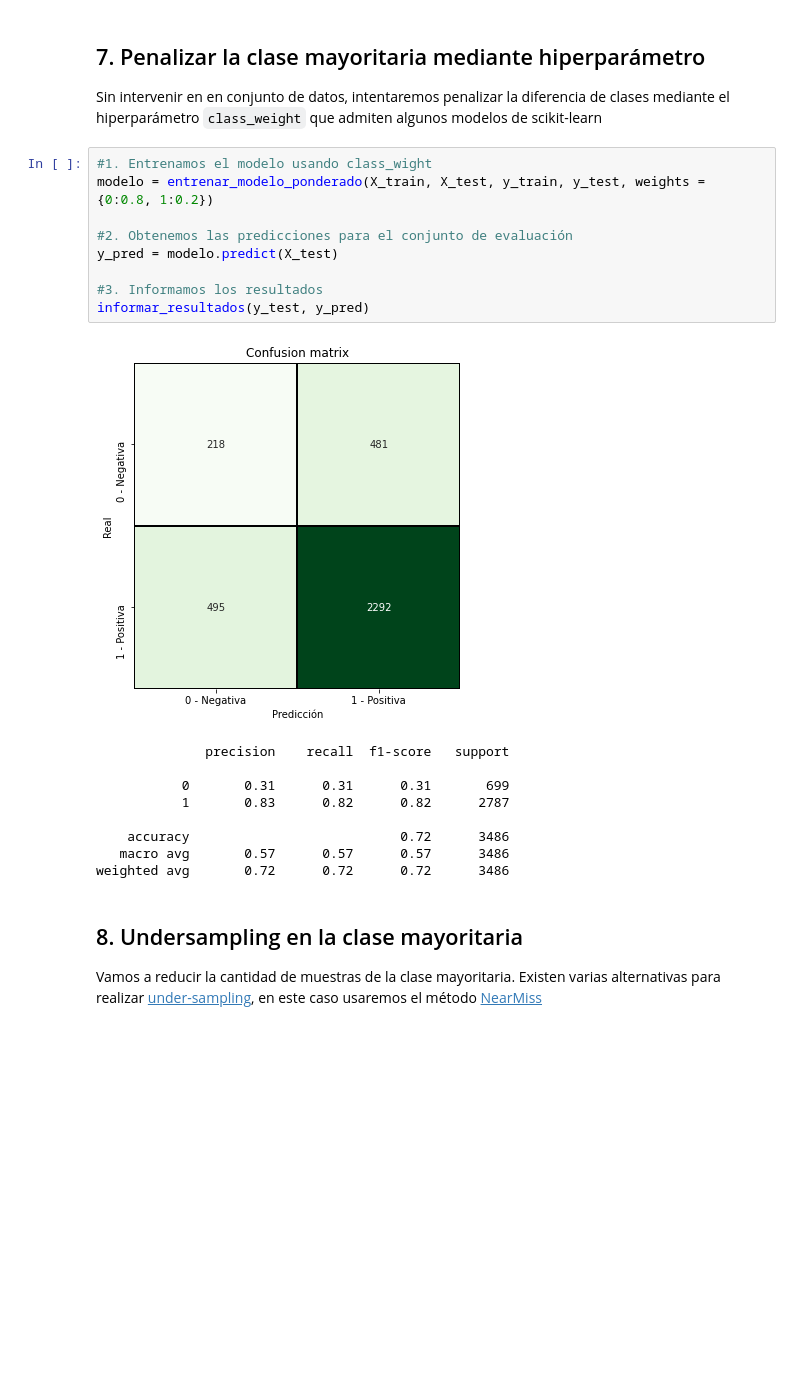
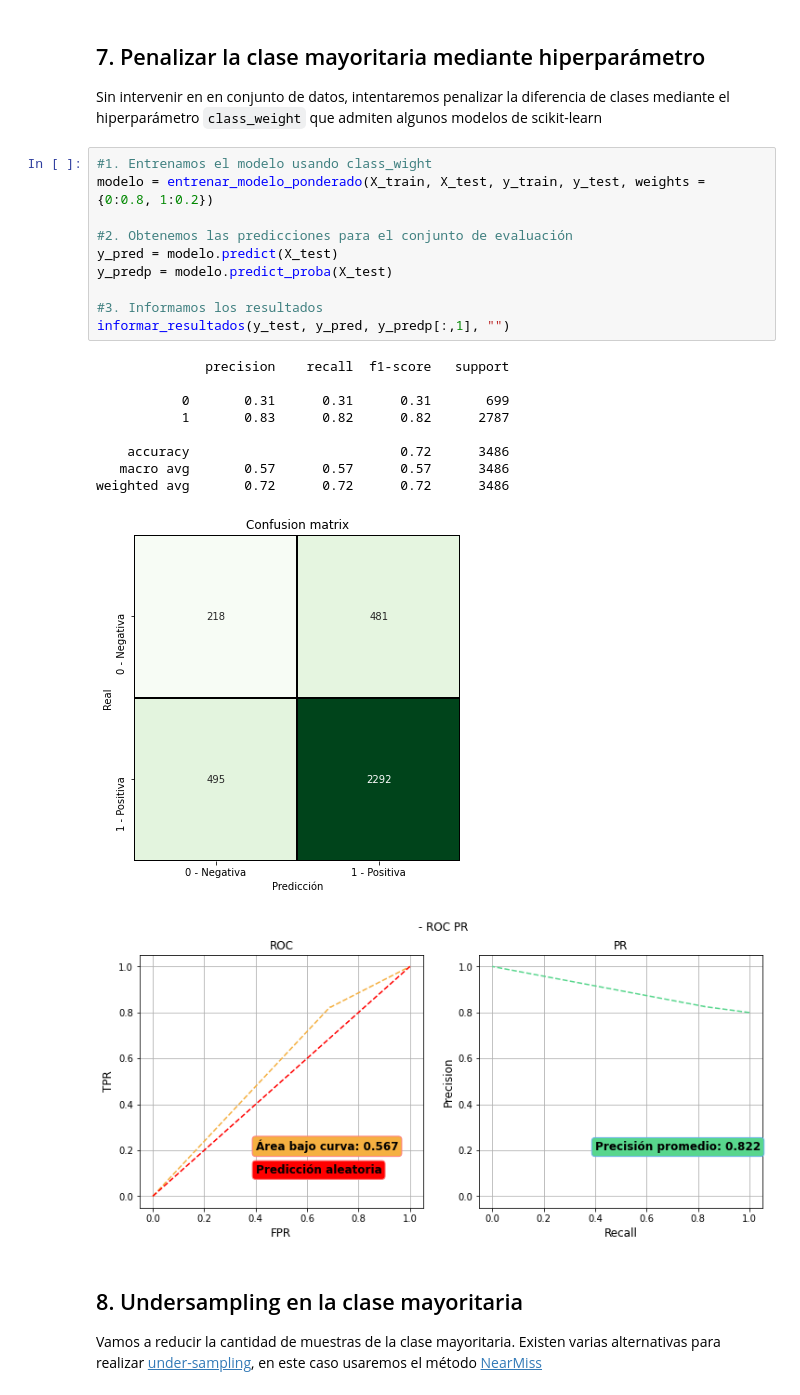
Before and after one commit to giannipablo/MentoriaDiploDatos2020, a Jupyter notebook: Practico_3y4_part_4.ipynb, the cells around one changed output. Drawn from its saved outputs; the diff is of its cells as text; blank space fills up the shorter version.

```diff
--- a/Practico_3y4_part_4.ipynb
+++ b/Practico_3y4_part_4.ipynb
@@ -204,22 +207,24 @@ Sin intervenir en en conjunto de datos, intentaremos penalizar la diferencia de
 # %%
 #1. Entrenamos el modelo usando class_wight
 modelo = entrenar_modelo_ponderado(X_train, X_test, y_train, y_test, weights = {0:0.8, 1:0.2})
 
 #2. Obtenemos las predicciones para el conjunto de evaluación
 y_pred = modelo.predict(X_test)
+y_predp = modelo.predict_proba(X_test)
 
 #3. Informamos los resultados
-informar_resultados(y_test, y_pred)
+informar_resultados(y_test, y_pred, y_predp[:,1], "")
 # %% [output]
+              precision    recall  f1-score   support
+
+           0       0.31      0.31      0.31       699
+           1       0.83      0.82      0.82      2787
+
+    accuracy                           0.72      3486
+   macro avg       0.57      0.57      0.57      3486
+weighted avg       0.72      0.72      0.72      3486
 [figure]
-              precision    recall  f1-score   support
-
-           0       0.31      0.31      0.31       699
-           1       0.83      0.82      0.82      2787
-
-    accuracy                           0.72      3486
-   macro avg       0.57      0.57      0.57      3486
-weighted avg       0.72      0.72      0.72      3486
+[figure, added]
 # %% [markdown]
 ## 8. Undersampling en la clase mayoritaria
 
```
Also changed, not shown: parts of 5 cells of this notebook.
